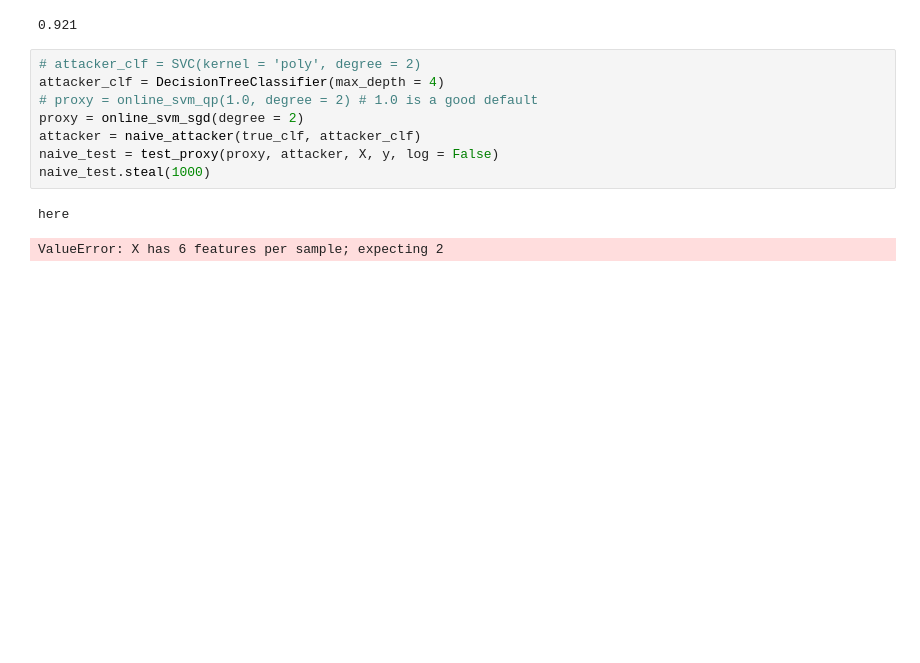
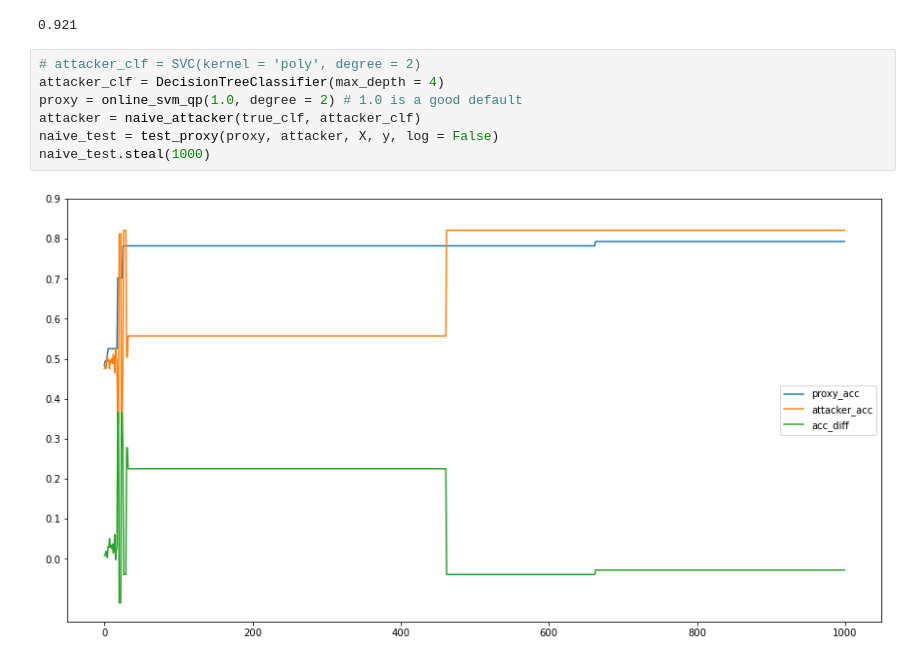
Before and after one commit to jonathanvevance/model_security, a Jupyter notebook: privacy_tests.ipynb, the cells around one changed output. Saved outputs shown, nothing was run; the diff lists cells and outputs as text; blank space fills up the shorter version.

```diff
--- a/privacy_tests.ipynb
+++ b/privacy_tests.ipynb
@@ -148,11 +148,9 @@ print(accuracy_score(true_clf.predict(X), y))
 # %%
 # attacker_clf = SVC(kernel = 'poly', degree = 2)
 attacker_clf = DecisionTreeClassifier(max_depth = 4)
-# proxy = online_svm_qp(1.0, degree = 2) # 1.0 is a good default
-proxy = online_svm_sgd(degree = 2)
+proxy = online_svm_qp(1.0, degree = 2) # 1.0 is a good default
 attacker = naive_attacker(true_clf, attacker_clf)
 naive_test = test_proxy(proxy, attacker, X, y, log = False)
 naive_test.steal(1000)
 # %% [output]
-here
-ValueError: X has 6 features per sample; expecting 2
+[figure, added]
```
Also changed, not shown: parts of 2 cells of this notebook, 1 other file.
